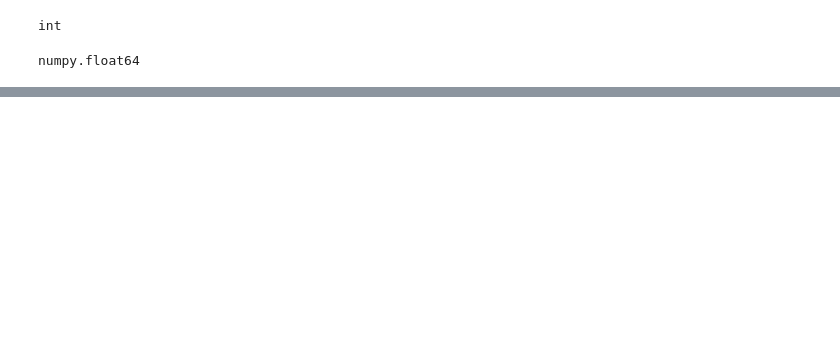
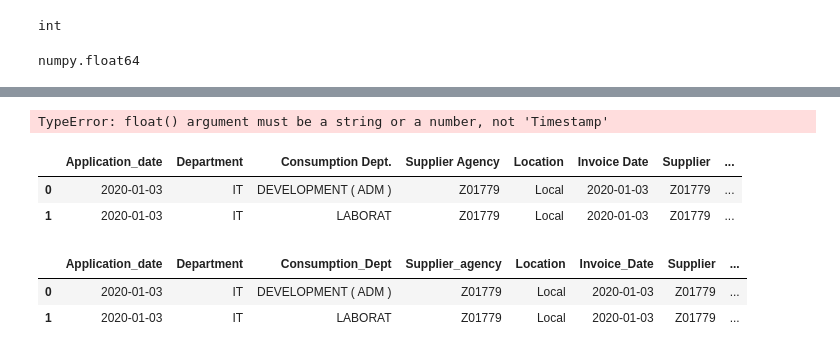
Before and after one commit to venkateshatgit/SCM-ML, a Jupyter notebook: MLProject-checkpoint.ipynb, the cells around one changed output, grey strips where cells are left out. Drawn from its saved outputs; the diff is of its cells as text; code cells hidden in the pictures; blank space fills up the shorter version.

```diff
--- a/MLProject-checkpoint.ipynb
+++ b/MLProject-checkpoint.ipynb
@@ -697,0 +739,10 @@ numpy.float64
+# %%
+from sklearn.ensemble import RandomForestRegressor
+from sklearn.metrics import mean_absolute_error
+
+forest_model = RandomForestRegressor(random_state=1)
+forest_model.fit(train_X, train_y)
+predict = forest_model.predict(val_X)
+print(mean_absolute_error(val_y, predict))
+# %% [output]
+TypeError: float() argument must be a string or a number, not 'Timestamp'
@@ -697,0 +752,13 @@ numpy.float64
+# %%
+df.head(2)
+# %% [output]
+|  | Application_date | Department | Consumption Dept. | Supplier Agency | Location | Invoice Date | Supplier | ... |
+| 0 | 2020-01-03 | IT | DEVELOPMENT ( ADM ) | Z01779 | Local | 2020-01-03 | Z01779 | ... |
+| 1 | 2020-01-03 | IT | LABORAT | Z01779 | Local | 2020-01-03 | Z01779 | ... |
+# %%
+df=df.rename(columns={'Supplier Agency': 'Supplier_agency', 'Invoice Date':'Invoice_Date', 'Material Name':'Material_Name', 'Consumption Dept.': 'Consumption_Dept'})
+df.head(2)
+# %% [output]
+|  | Application_date | Department | Consumption_Dept | Supplier_agency | Location | Invoice_Date | Supplier | ... |
+| 0 | 2020-01-03 | IT | DEVELOPMENT ( ADM ) | Z01779 | Local | 2020-01-03 | Z01779 | ... |
+| 1 | 2020-01-03 | IT | LABORAT | Z01779 | Local | 2020-01-03 | Z01779 | ... |
```
Also changed, not shown: parts of 26 cells of this notebook.
